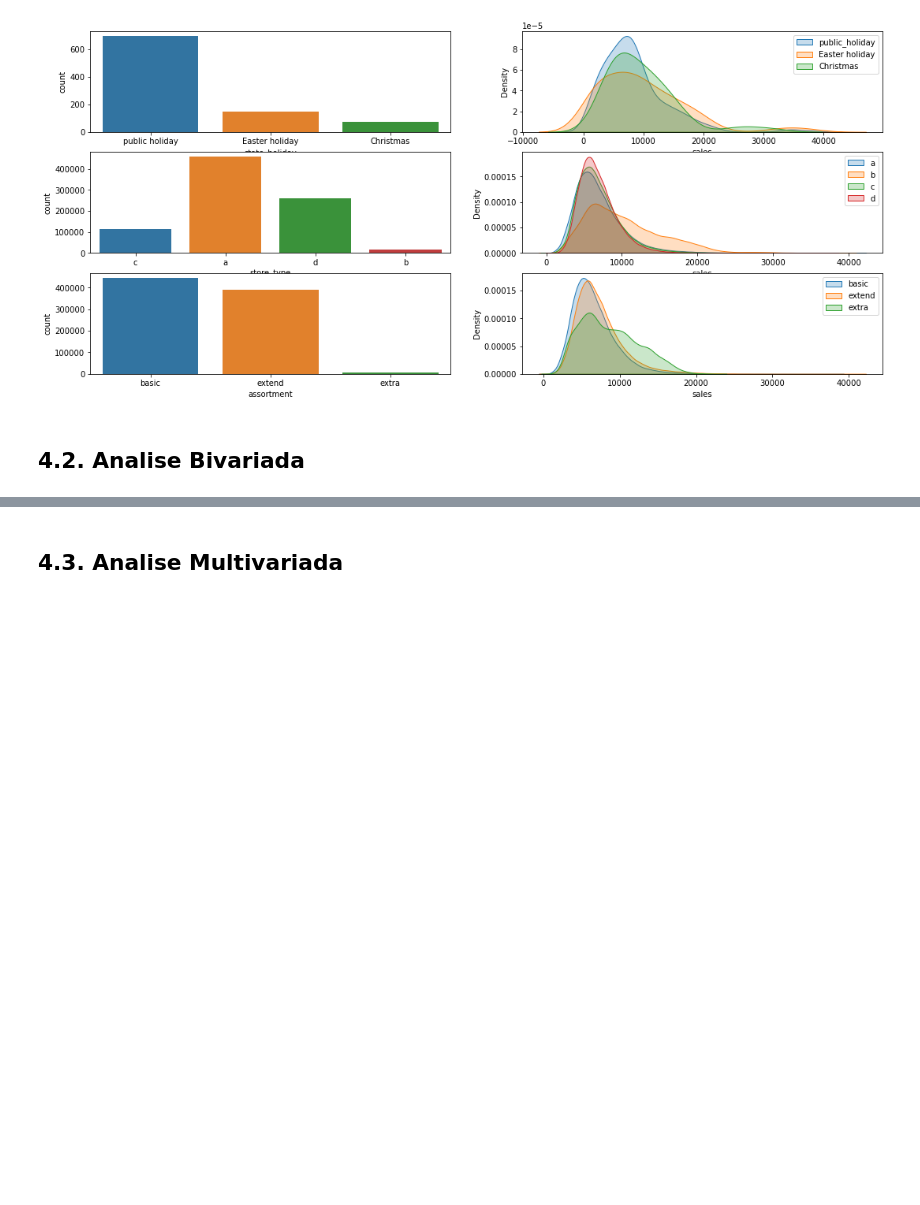
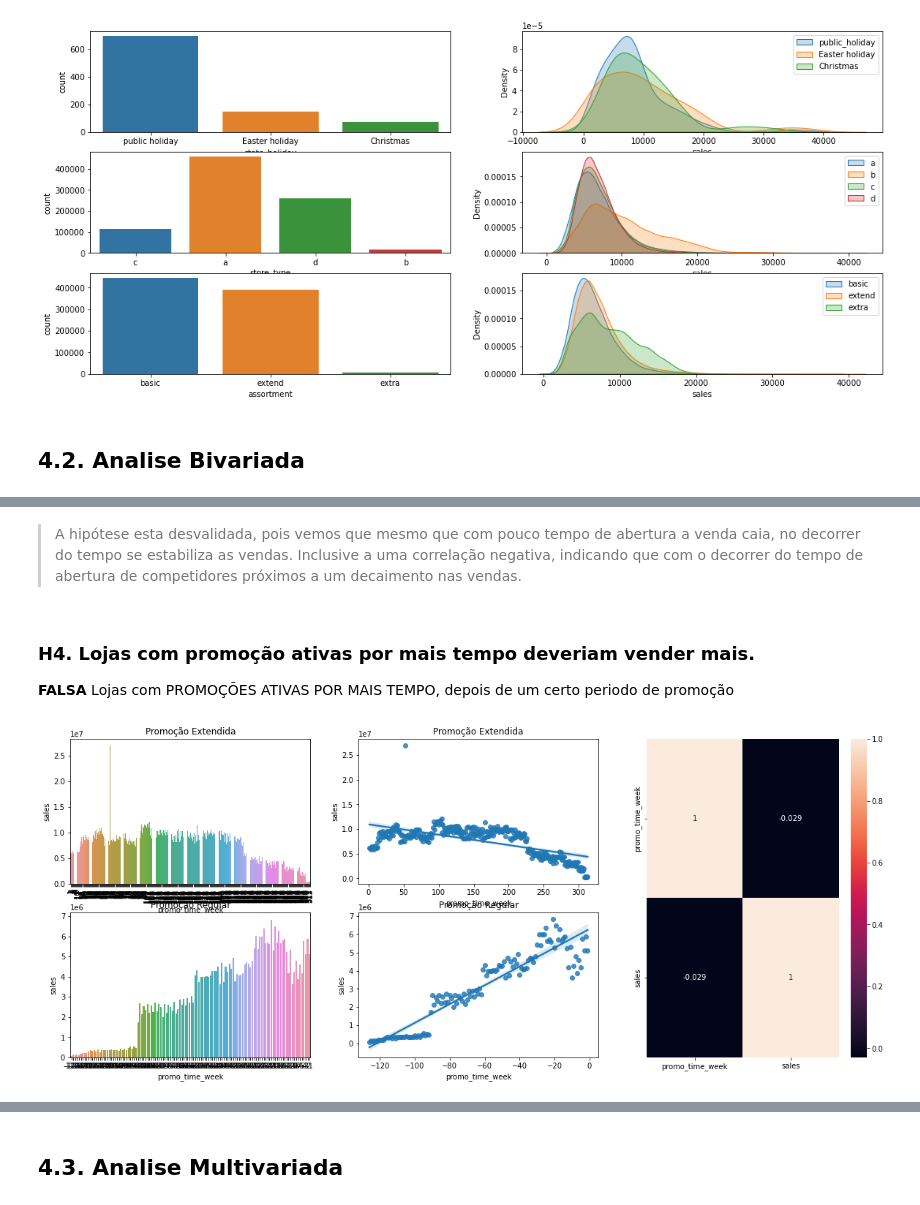
Before and after one commit to LucasAsilveira/DS-Em-Producao, a Jupyter notebook: mod04_exploratory_data_analysis.ipynb, the cells around one changed output, grey strips where cells are left out. Cells and saved outputs as stored; diff of their text form; code cells hidden in the pictures; blank space fills up the shorter version.

```diff
--- a/mod04_exploratory_data_analysis.ipynb
+++ b/mod04_exploratory_data_analysis.ipynb
@@ -652,0 +653,31 @@ x = sns.heatmap( aux1.corr( method = 'pearson'), annot= True );
+# %% [markdown]
+> A hipótese esta desvalidada, pois vemos que mesmo que com pouco tempo de abertura a venda caia, no decorrer do tempo se estabiliza as vendas. Inclusive a uma correlação negativa, indicando que com o decorrer do tempo de abertura de competidores próximos a um decaimento nas vendas.
+# %% [markdown]
+### **H4.** Lojas com promoção ativas por mais tempo deveriam vender mais.
+**FALSA** Lojas com PROMOÇÕES ATIVAS POR MAIS TEMPO, depois de um certo periodo de promoção
+# %%
+aux1 = df4[['promo_time_week', 'sales']].groupby( 'promo_time_week' ).sum().reset_index()
+
+grid = gdc.GridSpec( 2, 3 )
+
+#plot promo extendido
+aux2 = aux1[aux1['promo_time_week'] > 0 ]
+plt.subplot( grid[0, 0]).figure.set_size_inches(20,8)
+sns.barplot( x='promo_time_week', y= 'sales', data=aux2 ).set_title('Promoção Extendida');
+plt.xticks( rotation = 90 );
+
+plt.subplot(grid[0, 1])
+sns.regplot( x='promo_time_week', y= 'sales', data=aux2 ).set_title('Promoção Extendida');
+
+#Plot promo regular
+aux3 = aux1[aux1['promo_time_week'] < 0 ]
+plt.subplot(grid[1, 0])
+sns.barplot( x='promo_time_week', y= 'sales', data=aux3 ).set_title('Promoção Regular');
+
+plt.subplot(grid[1, 1])
+sns.regplot( x='promo_time_week', y= 'sales', data=aux3 ).set_title('Promoção Regular');
+
+plt.subplot(grid[:,2])
+sns.heatmap( aux1.corr( method= 'pearson'), annot = True  );
+# %% [output]
+[figure, added]
```
Also changed, not shown: parts of 38 cells of this notebook.
